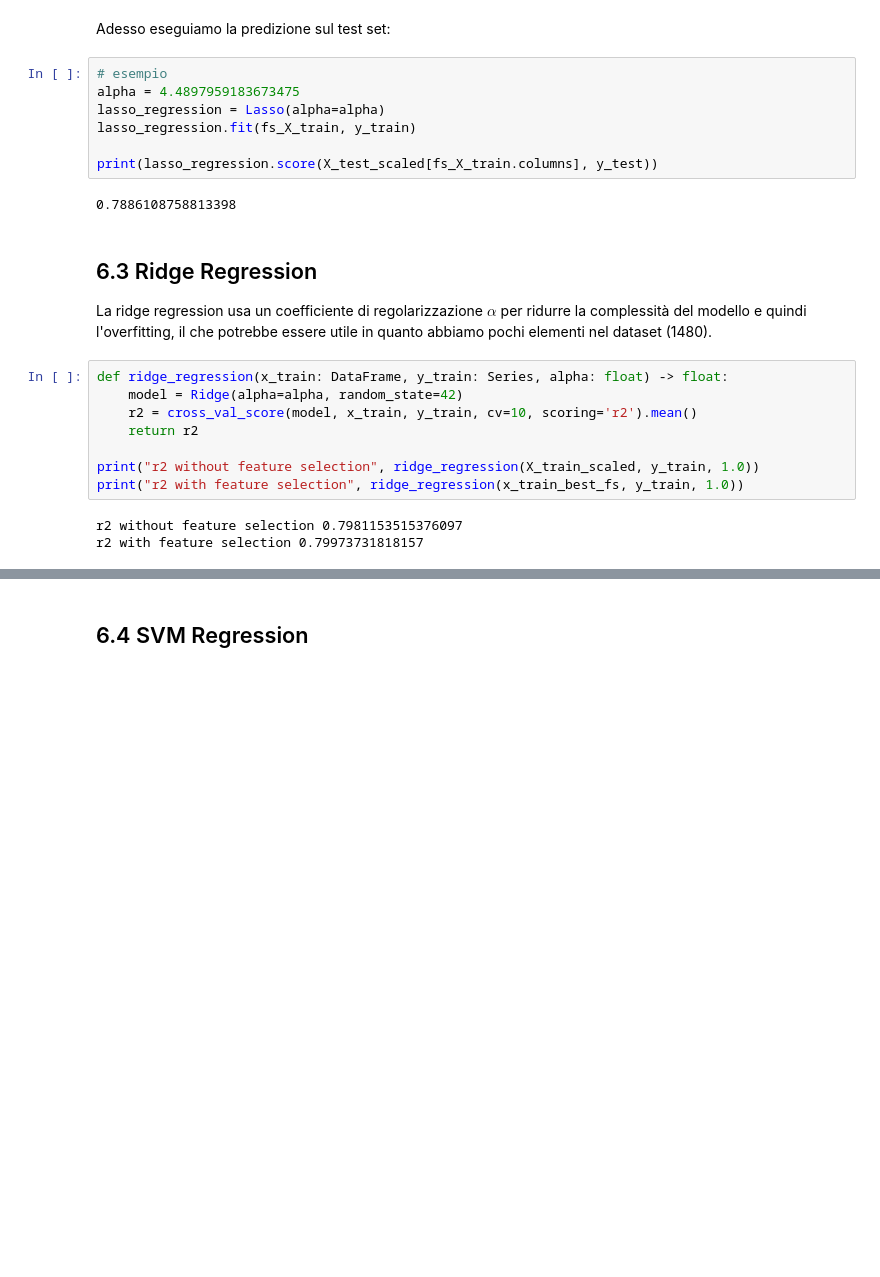
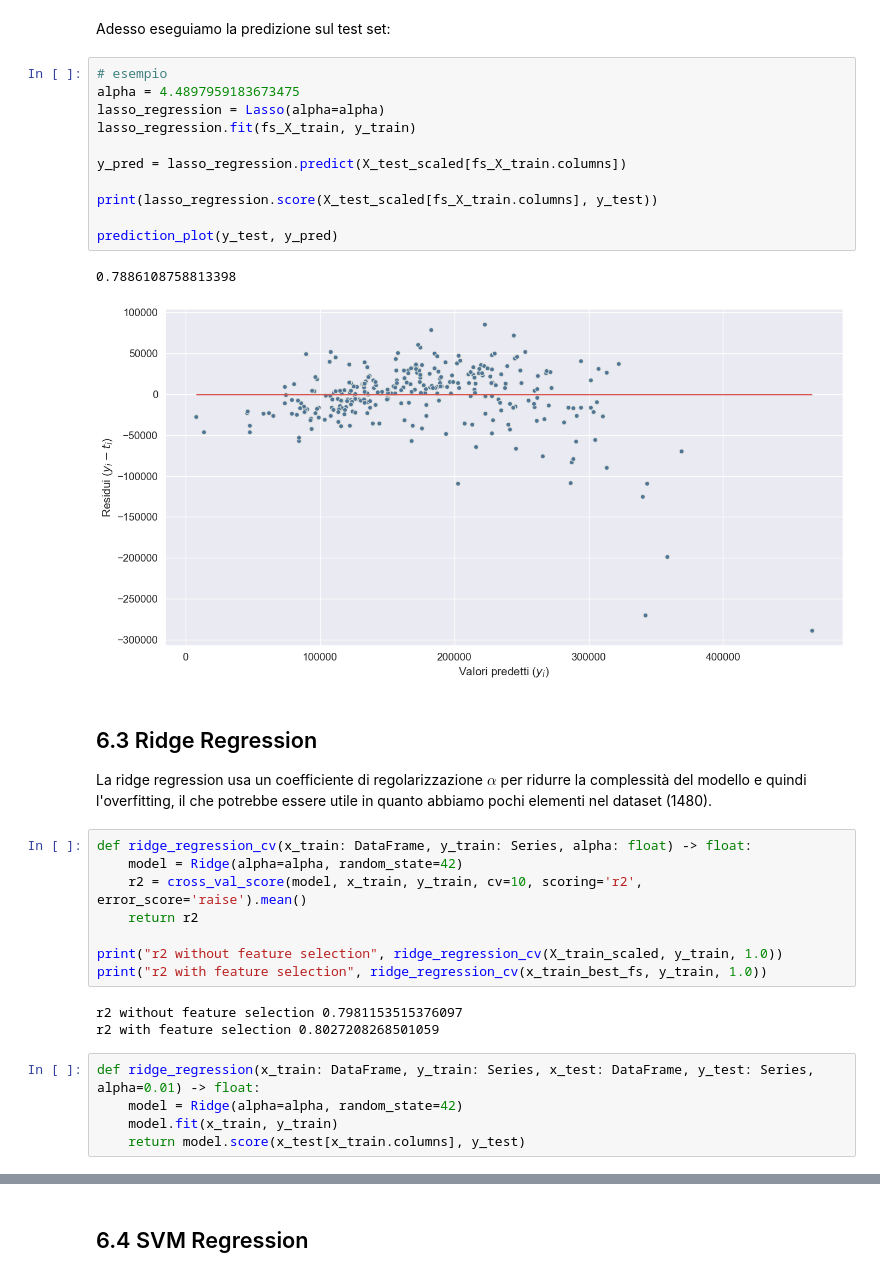
Before and after one commit to emelis-ptr/ProgettoML, a Jupyter notebook: code/notebook.ipynb, the cells around one changed output, grey strips where cells are left out. Cells and saved outputs as stored; diff of their text form; blank space fills up the shorter version.

```diff
--- a/code/notebook.ipynb
+++ b/code/notebook.ipynb
@@ -821,24 +843,34 @@ Adesso eseguiamo la predizione sul test set:
 # %%
 # esempio
 alpha = 4.4897959183673475
 lasso_regression = Lasso(alpha=alpha)
 lasso_regression.fit(fs_X_train, y_train)
 
+y_pred = lasso_regression.predict(X_test_scaled[fs_X_train.columns])
+
 print(lasso_regression.score(X_test_scaled[fs_X_train.columns], y_test))
+
+prediction_plot(y_test, y_pred)
 # %% [output]
 0.7886108758813398
+[figure, added]
 # %% [markdown]
 ## 6.3 Ridge Regression
 La ridge regression usa un coefficiente di regolarizzazione $\alpha$ per ridurre la complessità del modello e quindi l'overfitting, il che potrebbe essere utile in quanto abbiamo pochi elementi nel dataset (1480).
 # %%
-def ridge_regression(x_train: DataFrame, y_train: Series, alpha: float) -> float:
+def ridge_regression_cv(x_train: DataFrame, y_train: Series, alpha: float) -> float:
     model = Ridge(alpha=alpha, random_state=42)
-    r2 = cross_val_score(model, x_train, y_train, cv=10, scoring='r2').mean()
+    r2 = cross_val_score(model, x_train, y_train, cv=10, scoring='r2', error_score='raise').mean()
     return r2
 
-print("r2 without feature selection", ridge_regression(X_train_scaled, y_train, 1.0))
-print("r2 with feature selection", ridge_regression(x_train_best_fs, y_train, 1.0))
+print("r2 without feature selection", ridge_regression_cv(X_train_scaled, y_train, 1.0))
+print("r2 with feature selection", ridge_regression_cv(x_train_best_fs, y_train, 1.0))
 # %% [output]
 r2 without feature selection 0.7981153515376097
-r2 with feature selection 0.79973731818157
+r2 with feature selection 0.8027208268501059
+# %%
+def ridge_regression(x_train: DataFrame, y_train: Series, x_test: DataFrame, y_test: Series, alpha=0.01) -> float:
+    model = Ridge(alpha=alpha, random_state=42)
+    model.fit(x_train, y_train)
+    return model.score(x_test[x_train.columns], y_test)
 # %%
```
Also changed, not shown: parts of 10 cells of this notebook.
